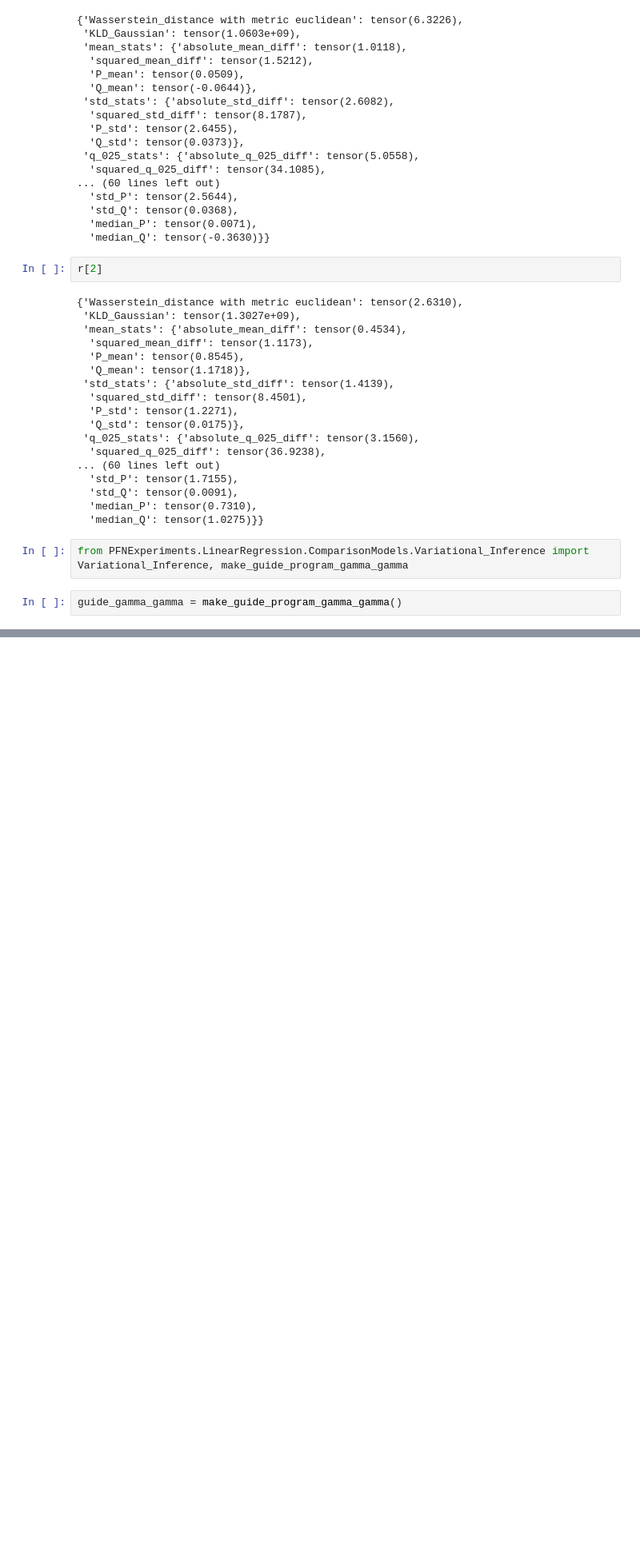
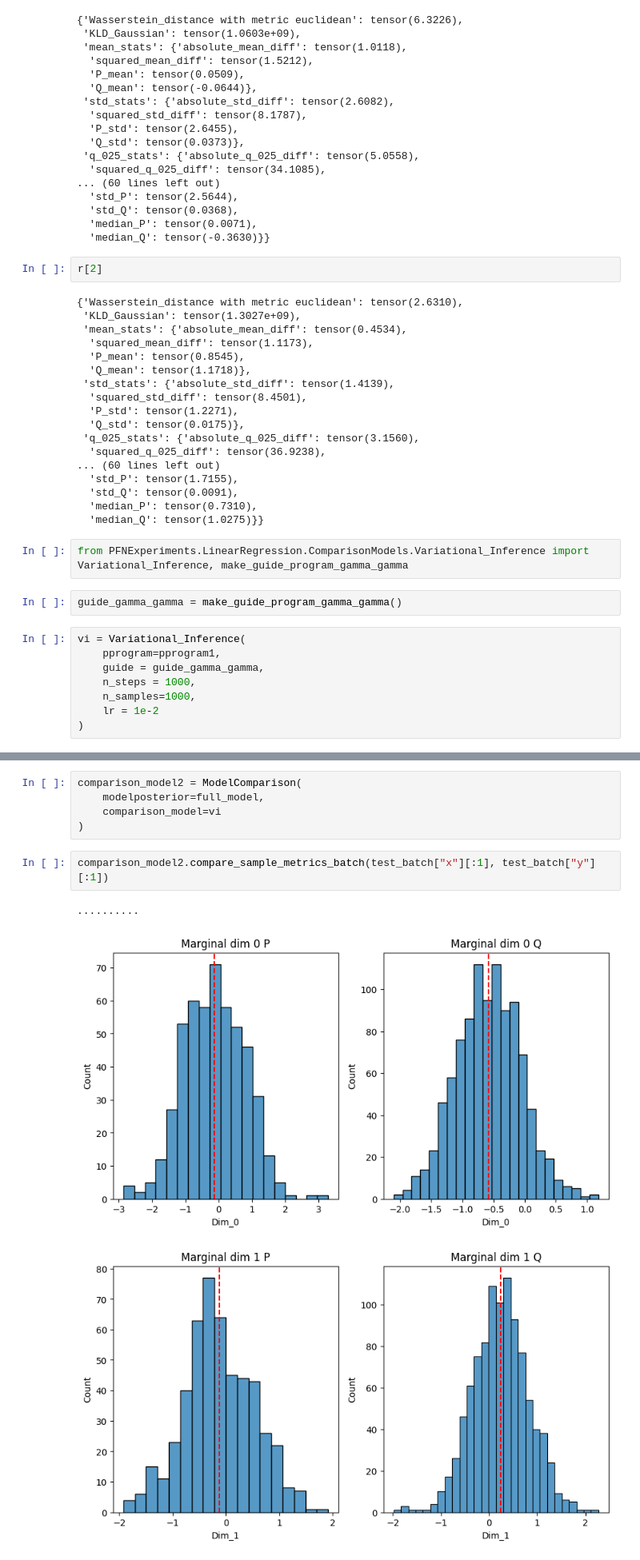
Before and after one commit to ArikReuter/ICL_for_Full_Bayesian_Inference, a Jupyter notebook: Training/Test_Trainer.ipynb, the cells around one changed output, grey strips where cells are left out. Shown at 80% size. Cells and saved outputs as stored; diff of their text form; blank space fills up the shorter version.

```diff
--- a/Training/Test_Trainer.ipynb
+++ b/Training/Test_Trainer.ipynb
@@ -480,3 +336,11 @@ r[2]
 from PFNExperiments.LinearRegression.ComparisonModels.Variational_Inference import Variational_Inference, make_guide_program_gamma_gamma
 # %%
 guide_gamma_gamma = make_guide_program_gamma_gamma()
+# %%
+vi = Variational_Inference(
+    pprogram=pprogram1,
+    guide = guide_gamma_gamma,
+    n_steps = 1000,
+    n_samples=1000,
+    lr = 1e-2
+)
@@ -482,0 +353,11 @@ guide_gamma_gamma = make_guide_program_gamma_gamma()
+# %%
+comparison_model2 = ModelComparison(
+    modelposterior=full_model,
+    comparison_model=vi
+)
+# %%
+comparison_model2.compare_sample_metrics_batch(test_batch["x"][:1], test_batch["y"][:1])
+# %% [output]
+..........
+[figure, added]
+[figure, added]
```
Also changed, not shown: parts of 40 cells of this notebook, 2 other files.
